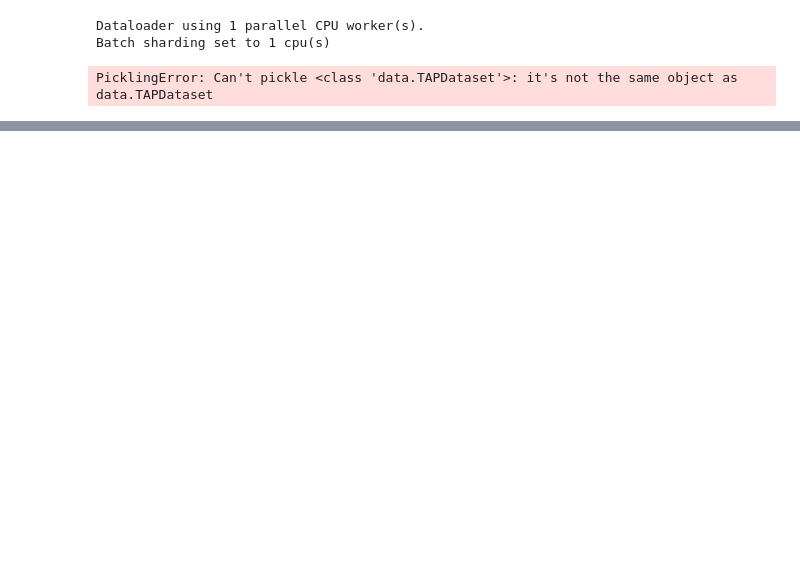
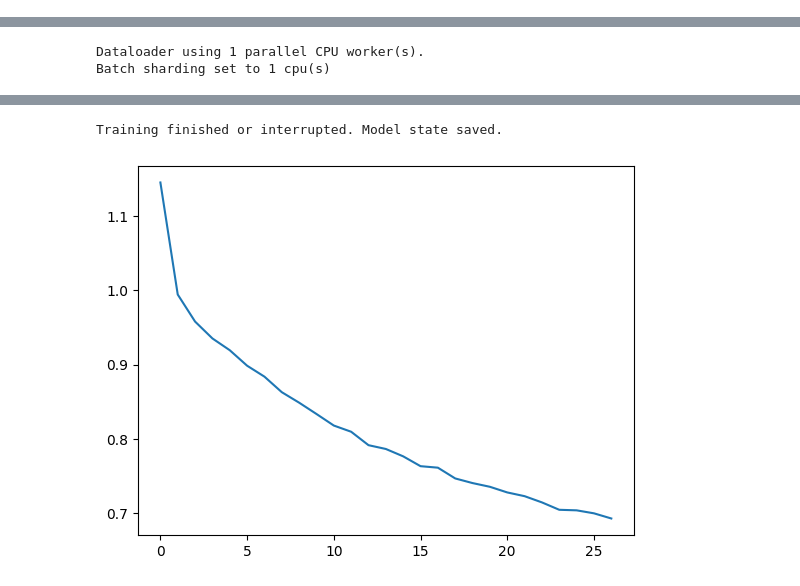
Before and after one commit to Fluvial-UMass/swot-ml, a Jupyter notebook: src/TAPTLSTM.ipynb, the cells around one changed output, grey strips where cells are left out. Drawn from its saved outputs; the diff is of its cells as text; code cells hidden in the pictures; blank space fills up the shorter version.

Commit message:
Pre-training option

```diff
--- a/src/TAPTLSTM.ipynb
+++ b/src/TAPTLSTM.ipynb
@@ -40,55 +42,28 @@ dataset = TAPDataset(**data_params)
-# %%
-importlib.reload(data)
-from data import TAPDataset, TAPDataLoader
-
-loader_params = {'suffle': True,
-                 'batch_size': 3,
-                 'num_workers': 1,
-                 'pin_memory': True}
-dataloader = TAPDataLoader(dataset, **loader_params)
-# dataloader.set_mode(train=True, sequence=True, end2end=True)
-# %% [output]
-Dataloader using 1 parallel CPU worker(s).
-Batch sharding set to 1 cpu(s)
-# %%
-for _, _, batch in dataloader:
-    break
-batch['y'][:,-1]
-# %% [output]
-PicklingError: Can't pickle <class 'data.TAPDataset'>: it's not the same object as data.TAPDataset
 # %%
-importlib.reload(data)
 importlib.reload(models)
 importlib.reload(train)
-from data import TAPDataLoader
 from models import TAPLSTM, EALSTM, LSTM
 from train import Trainer
 
+model_args = {'daily_in_size': len(data_args['features_dict']['daily']),
+              'irregular_in_size': len(data_args['features_dict']['irregular']),
+              'static_in_size': dataset.x_s[basin_list[0]].shape[0],
+              'out_size': 1,
+              'hidden_size': 16,
+              'dropout': 0.4,
+              'key': jax.random.PRNGKey(0)}
+model = TAPLSTM(**model_args)
 
-daily_in_size = len(data_params['features_dict']['daily'])
-irregular_in_size = len(data_params['features_dict']['irregular'])
-static_in_size = dataset.x_s[basin_list[0]].shape[0]
-output_size = 1
+loader_args = {'suffle': True,
+               'batch_size': 64,
+               'data_subset': 'pre-train',
+               'num_workers': 1,
+               'pin_memory': True}
+dataloader = TAPDataLoader(dataset, **loader_args)
 
-hidden_size = 16
-dropout = 0.4
-key = jax.random.PRNGKey(0)
-
-model = TAPLSTM(daily_in_size, irregular_in_size, static_in_size, output_size, hidden_size, key=key, dropout=dropout)
-# model = LSTM(daily_in_size, output_size, hidden_size, key=key, dropout=dropout)
-# model = EALSTM(daily_in_size, static_in_size, output_size, hidden_size, key=key, dropout=dropout)
-
-loader_params = {'suffle': True,
-                 'batch_size': 3,
-                 'train':True,
-                 'sequence':True,
-                 'end2end': True,
-                 'num_workers': 1,
-                 'pin_memory': True}
-dataloader = TAPDataLoader(dataset, **loader_params)
-
-num_epochs =  15
+num_epochs =  50
 # lr_schedule = optax.polynomial_schedule(0.01, 0.0001, 2, num_epochs)
-lr_schedule = optax.exponential_decay(0.005, num_epochs, 0.5)
-trainer = Trainer(model, dataloader, lr_schedule, num_epochs, max_grad_norm=2)
-model = trainer.start_training()
+lr_schedule = optax.exponential_decay(0.01, num_epochs, 0.5)
+trainer = Trainer(model, dataloader, lr_schedule, num_epochs)
+trainer.start_training()
+# %% [output]
@@ -94,0 +71,2 @@ model = trainer.start_training()
+Dataloader using 1 parallel CPU worker(s).
+Batch sharding set to 1 cpu(s)
@@ -94,0 +75,2 @@ model = trainer.start_training()
+Training finished or interrupted. Model state saved.
+[figure, added]
```
Also changed, not shown: parts of 10 cells of this notebook, 5 other files.
